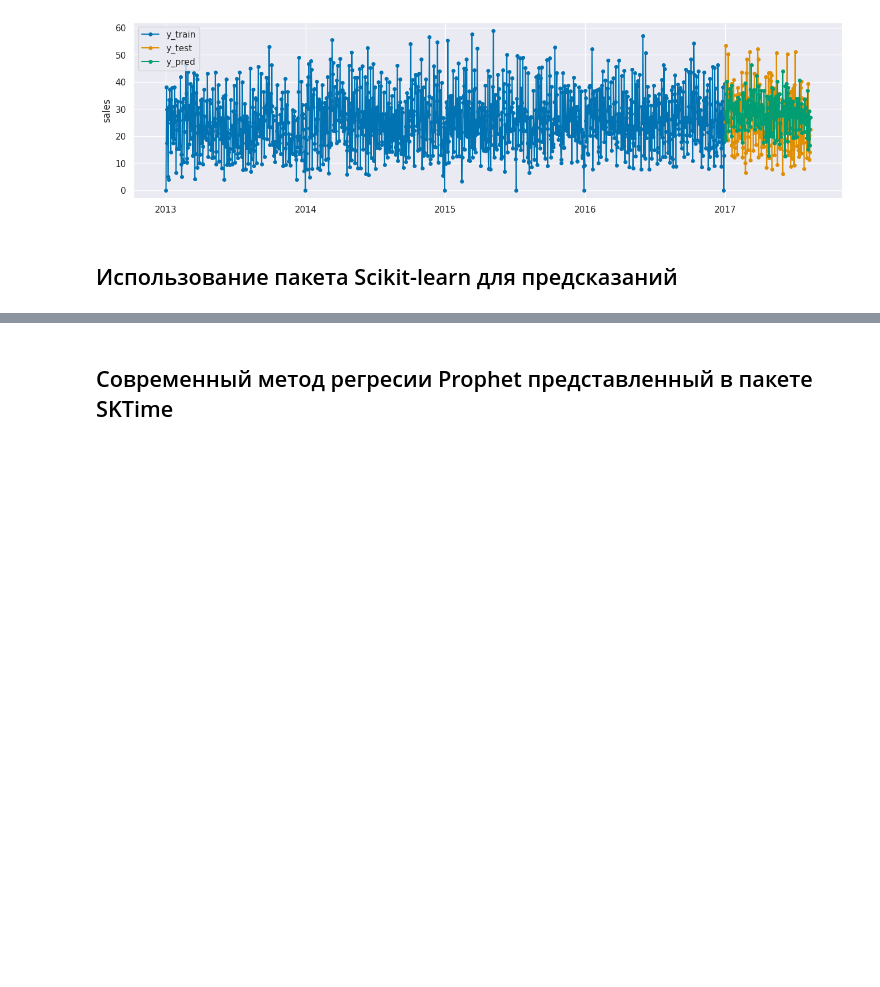
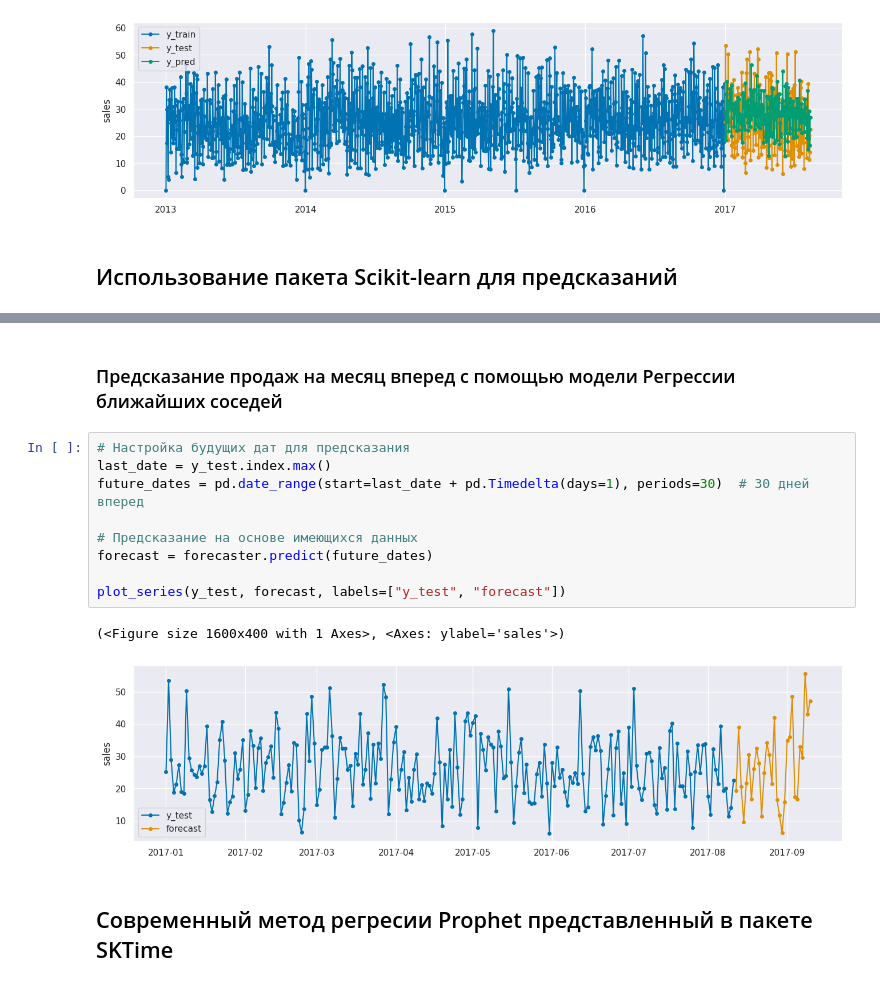
Before and after one commit to lastinm/ml_hw_notebooks, a Jupyter notebook: УрФУ_МОМО_Временные_ряды_Домашнее_задание_№2.ipynb, the cells around one changed output, grey strips where cells are left out. Drawn from its saved outputs; the diff is of its cells as text; blank space fills up the shorter version.

```diff
--- a/УрФУ_МОМО_Временные_ряды_Домашнее_задание_№2.ipynb
+++ b/УрФУ_МОМО_Временные_ряды_Домашнее_задание_№2.ipynb
@@ -651,3 +673,17 @@ sMAPE = 0.272
+# %% [markdown]
+### Предсказание продаж на месяц вперед с помощью модели Регрессии ближайших соседей
+# %%
+# Настройка будущих дат для предсказания
+last_date = y_test.index.max()
+future_dates = pd.date_range(start=last_date + pd.Timedelta(days=1), periods=30)  # 30 дней вперед
+
+# Предсказание на основе имеющихся данных
+forecast = forecaster.predict(future_dates)
+
+plot_series(y_test, forecast, labels=["y_test", "forecast"])
+# %% [output]
+(<Figure size 1600x400 with 1 Axes>, <Axes: ylabel='sales'>)
+[figure, added]
 # %% [markdown]
 ## Современный метод регресии Prophet представленный в пакете SKTime
 # %% [markdown]
```
Also changed, not shown: parts of 111 cells of this notebook.
